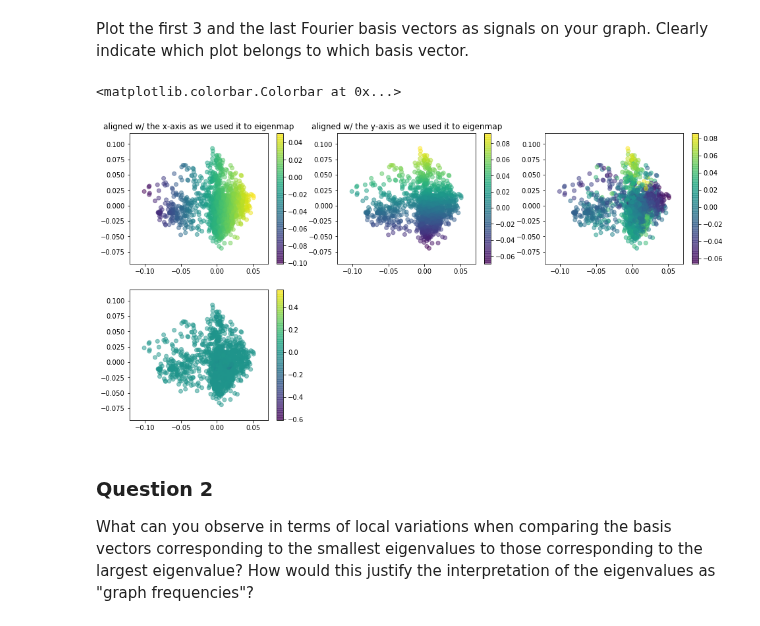
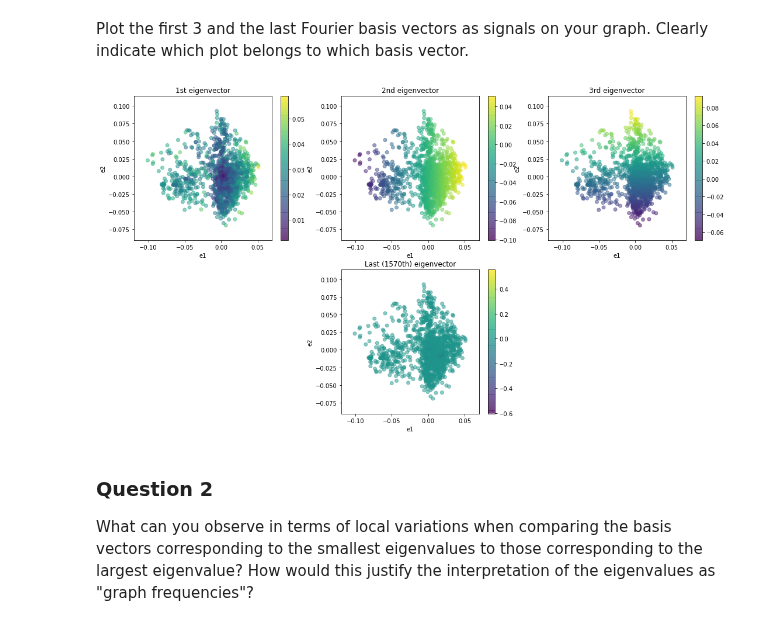
Before and after one commit to vndk36/Project_ntds2018, a Jupyter notebook: Milestone_4/v_09_12_HUGO.ipynb, the cells around one changed output. Drawn from its saved outputs; the diff is of its cells as text; code cells hidden in the pictures.

```diff
--- a/Milestone_4/v_09_12_HUGO.ipynb
+++ b/Milestone_4/v_09_12_HUGO.ipynb
@@ -142,31 +146,38 @@ U = eigenvectors
 # %% [markdown]
 Plot the first 3 and the last Fourier basis vectors as signals on your graph. Clearly indicate which plot belongs to which basis vector.
 # %%
-plt.figure(figsize=(16,8))
+plt.figure(figsize=(18,10))
 plt.subplot(2,3,1)
-plt.title("aligned w/ the x-axis as we used it to eigenmap")
+plt.title("1st eigenvector")
+plt.xlabel('e1')
+plt.ylabel('e2')
+signal = U[:,0]
+plt.scatter(U[:,1], U[:,2], c=signal, alpha=0.5)
+plt.colorbar()
+plt.subplot(2,3,2)
+plt.title("2nd eigenvector")
+plt.xlabel('e1')
+plt.ylabel('e2')
 signal = U[:,1]
 plt.scatter(U[:,1], U[:,2], c=signal, alpha=0.5)
 plt.colorbar()
-plt.subplot(2,3,2)
-plt.title("aligned w/ the y-axis as we used it to eigenmap")
+plt.subplot(2,3,3)
+plt.title("3rd eigenvector")
+plt.xlabel('e1')
+plt.ylabel('e2')
 signal = U[:,2]
 plt.scatter(U[:,1], U[:,2], c=signal, alpha=0.5)
 plt.colorbar()
-plt.subplot(2,3,3)
-signal = U[:,3]
-plt.scatter(U[:,1], U[:,2], c=signal, alpha=0.5)
-plt.colorbar()
 
-# Les valeurs qui changent beaucoup sont "cachées" sous les autres noeuds, en changeant le système de coordonnées
-# (càd le choix de vecteurs propre sur lequel on fait le eigenmap) on peut voir apparaître des variations très haute fréquence mais très localisées
-plt.subplot(2,3,4)
+plt.subplot(2,3,5)
+plt.title("Last (1570th) eigenvector")
+plt.xlabel('e1')
+plt.ylabel('e2')
 signal = U[:,-1]
 plt.scatter(U[:,1], U[:,2], c=signal, alpha=0.5)
-plt.colorbar()
+plt.colorbar();
 # %% [output]
-<matplotlib.colorbar.Colorbar at 0x...>
-[figure, old version]
+[figure, new version]
 # %% [markdown]
 ### Question 2
 
```
Also changed, not shown: parts of 35 cells of this notebook.
